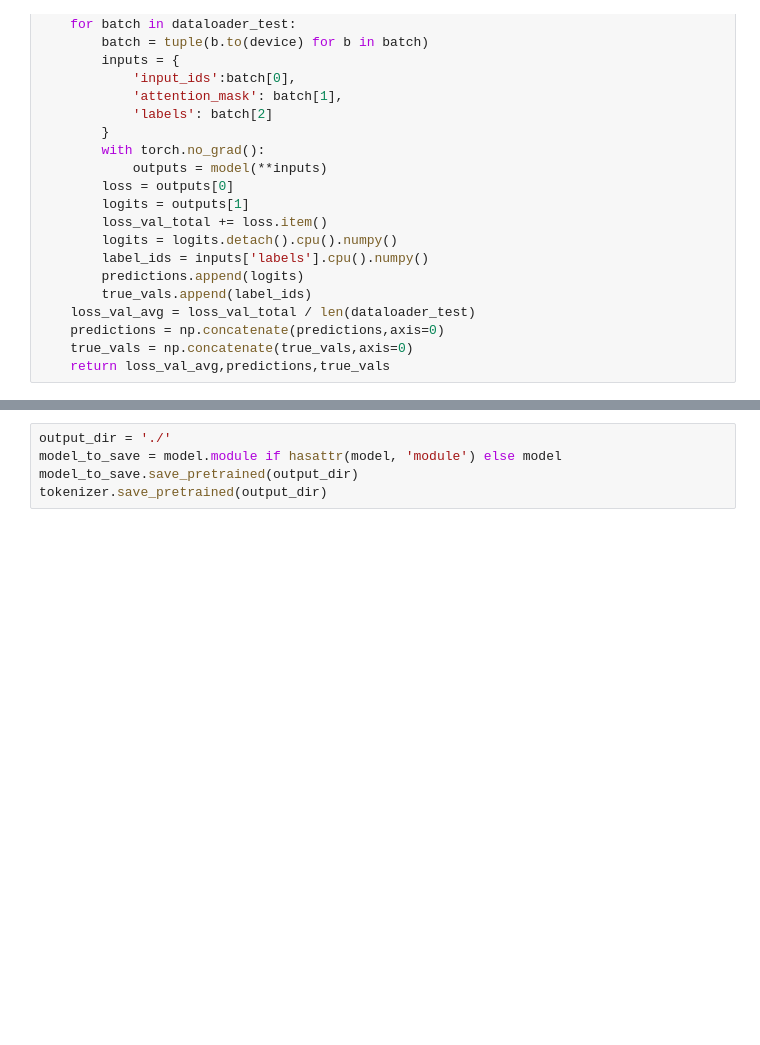
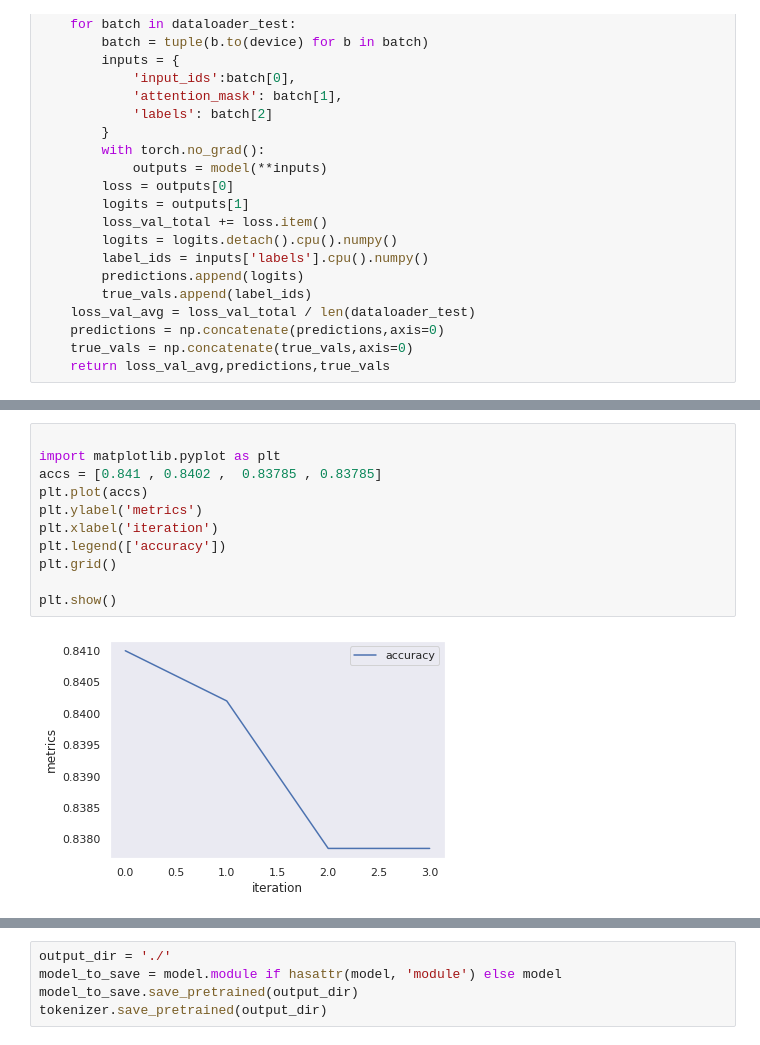
Before and after one commit to Nadiam75/DeepLearning_HW_3, a Jupyter notebook: bert.ipynb, the cells around one changed output, grey strips where cells are left out. Saved outputs shown, nothing was run; the diff lists cells and outputs as text; blank space fills up the shorter version.

```diff
--- a/bert.ipynb
+++ b/bert.ipynb
@@ -389,0 +394,13 @@ Accuracy: 0.605
+# %%
+
+import matplotlib.pyplot as plt
+accs = [0.841 , 0.8402 ,  0.83785 , 0.83785]
+plt.plot(accs)
+plt.ylabel('metrics')
+plt.xlabel('iteration')
+plt.legend(['accuracy'])
+plt.grid()
+
+plt.show()
+# %% [output]
+[figure, added]
```
Also changed, not shown: parts of 26 cells of this notebook.
